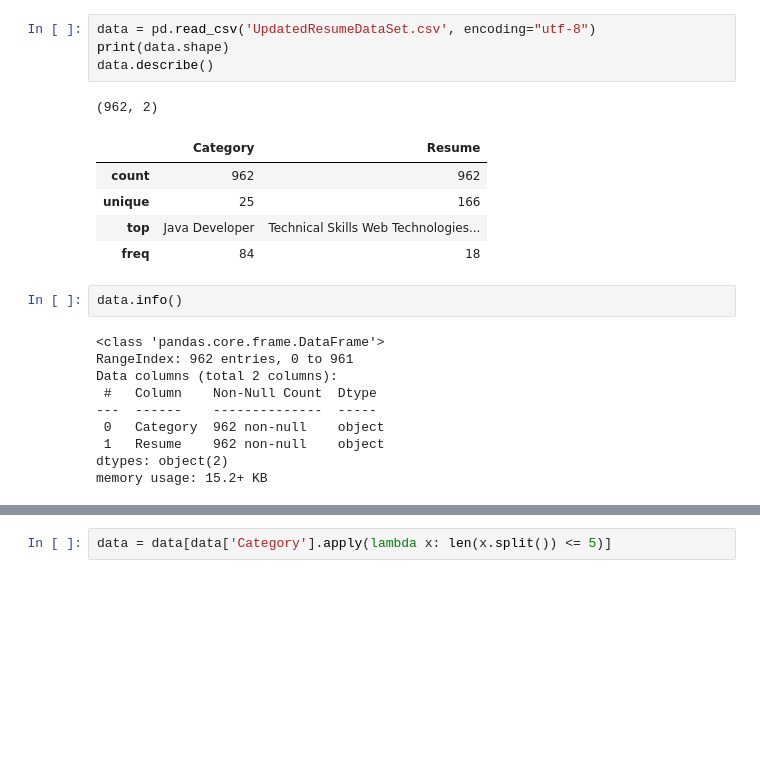
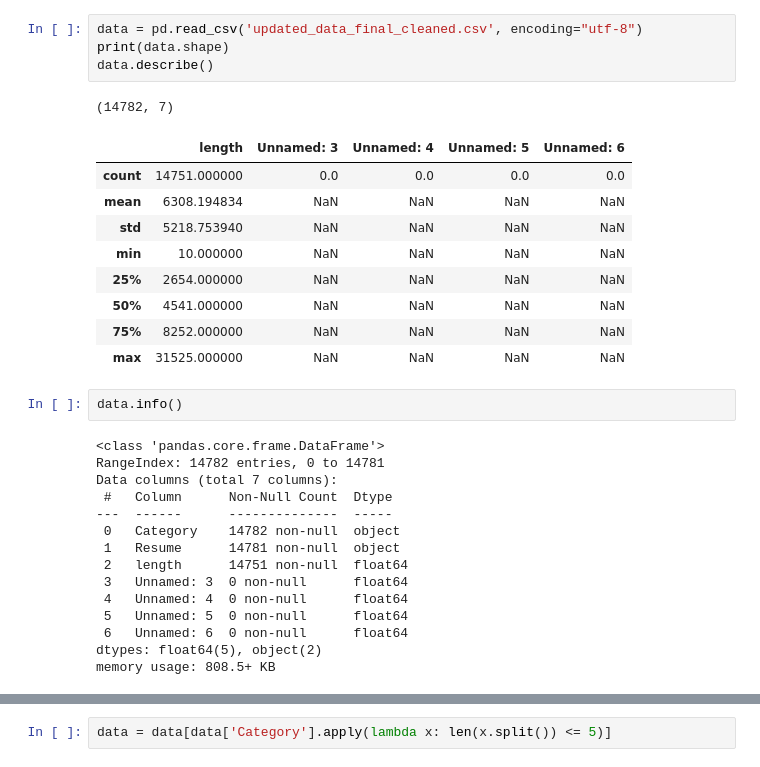
Before and after one commit to Pepe-AI/TT2, a Jupyter notebook: scripts/limpieza_unique.ipynb, the cells around one changed output, grey strips where cells are left out. Saved outputs shown, nothing was run; the diff lists cells and outputs as text; blank space fills up the shorter version.

```diff
--- a/scripts/limpieza_unique.ipynb
+++ b/scripts/limpieza_unique.ipynb
@@ -44,27 +44,36 @@ warnings.filterwarnings('ignore')
 [nltk_data]   Package wordnet is already up-to-date!
 # %%
-data = pd.read_csv('UpdatedResumeDataSet.csv', encoding="utf-8")
+data = pd.read_csv('updated_data_final_cleaned.csv', encoding="utf-8")
 print(data.shape)
 data.describe()
 # %% [output]
-(962, 2)
+(14782, 7)
-|  | Category | Resume |
-| count | 962 | 962 |
-| unique | 25 | 166 |
-| top | Java Developer | Technical Skills Web Technologies... |
-| freq | 84 | 18 |
+|  | length | Unnamed: 3 | Unnamed: 4 | Unnamed: 5 | Unnamed: 6 |
+| count | 14751.000000 | 0.0 | 0.0 | 0.0 | 0.0 |
+| mean | 6308.194834 | NaN | NaN | NaN | NaN |
+| std | 5218.753940 | NaN | NaN | NaN | NaN |
+| min | 10.000000 | NaN | NaN | NaN | NaN |
+| 25% | 2654.000000 | NaN | NaN | NaN | NaN |
+| 50% | 4541.000000 | NaN | NaN | NaN | NaN |
+| 75% | 8252.000000 | NaN | NaN | NaN | NaN |
+| max | 31525.000000 | NaN | NaN | NaN | NaN |
 # %%
 data.info()
 # %% [output]
 <class 'pandas.core.frame.DataFrame'>
-RangeIndex: 962 entries, 0 to 961
-Data columns (total 2 columns):
- #   Column    Non-Null Count  Dtype
----  ------    --------------  -----
- 0   Category  962 non-null    object
- 1   Resume    962 non-null    object
-dtypes: object(2)
-memory usage: 15.2+ KB
+RangeIndex: 14782 entries, 0 to 14781
+Data columns (total 7 columns):
+ #   Column      Non-Null Count  Dtype
+---  ------      --------------  -----
+ 0   Category    14782 non-null  object
+ 1   Resume      14781 non-null  object
+ 2   length      14751 non-null  float64
+ 3   Unnamed: 3  0 non-null      float64
+ 4   Unnamed: 4  0 non-null      float64
+ 5   Unnamed: 5  0 non-null      float64
+ 6   Unnamed: 6  0 non-null      float64
+dtypes: float64(5), object(2)
+memory usage: 808.5+ KB
 # %%
 
 #Revisar nulos
```
Also changed, not shown: parts of 14 cells of this notebook, 7 other files.
